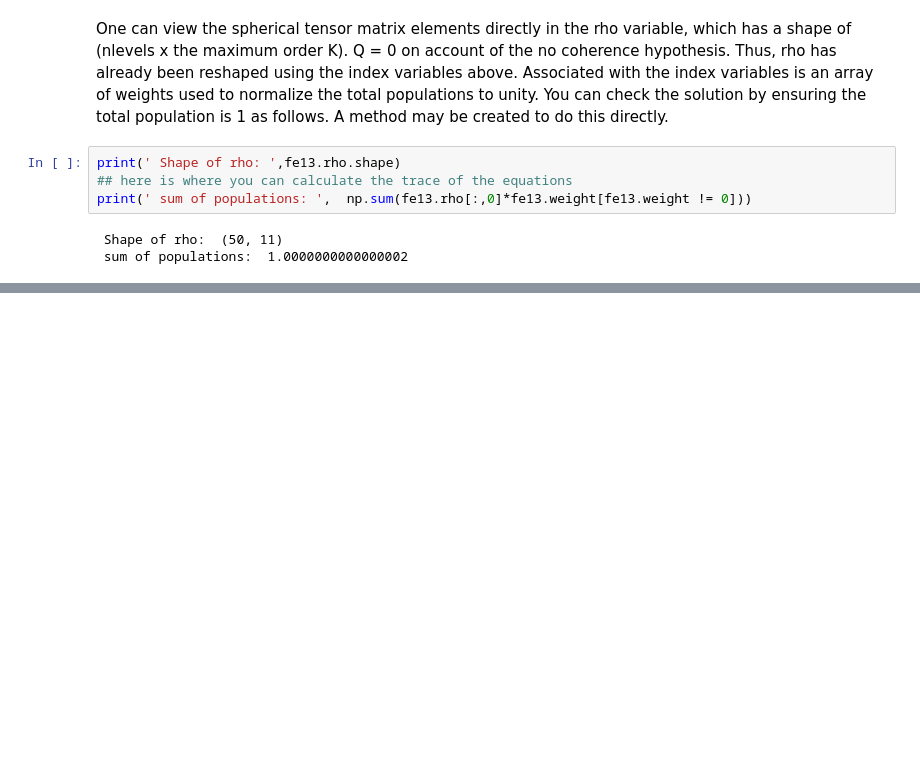
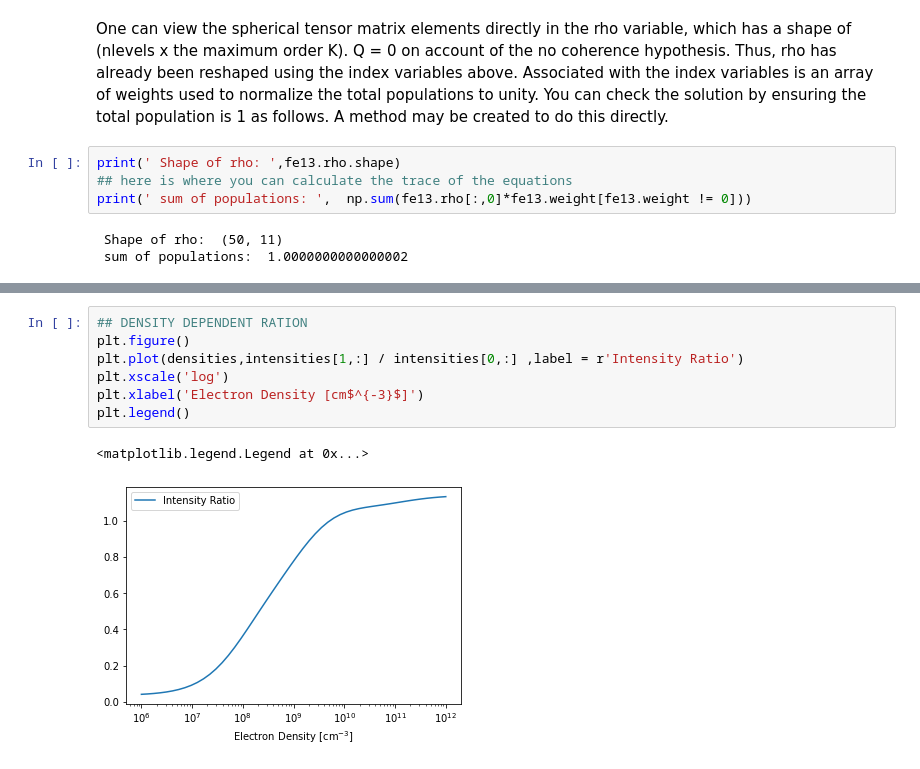
Before and after one commit to tschad/pycelp, a Jupyter notebook: examples/A_tour_of_the_Ion_class.ipynb, the cells around one changed output, grey strips where cells are left out. Saved outputs shown, nothing was run; the diff lists cells and outputs as text; blank space fills up the shorter version.

```diff
--- a/examples/A_tour_of_the_Ion_class.ipynb
+++ b/examples/A_tour_of_the_Ion_class.ipynb
@@ -105,0 +198,10 @@ print(' sum of populations: ',  np.sum(fe13.rho[:,0]*fe13.weight[fe13.weight !=
+# %%
+## DENSITY DEPENDENT RATION
+plt.figure()
+plt.plot(densities,intensities[1,:] / intensities[0,:] ,label = r'Intensity Ratio')
+plt.xscale('log')
+plt.xlabel('Electron Density [cm$^{-3}$]')
+plt.legend()
+# %% [output]
+<matplotlib.legend.Legend at 0x...>
+[figure, added]
```
Also changed, not shown: parts of 14 cells of this notebook, 8 other files.
